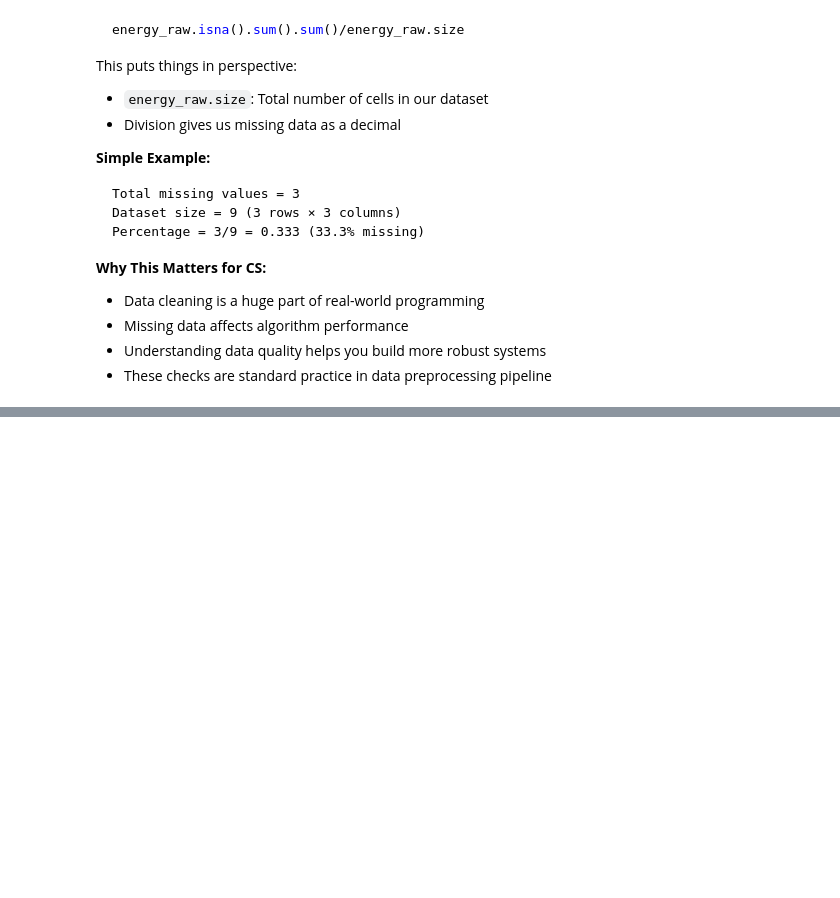
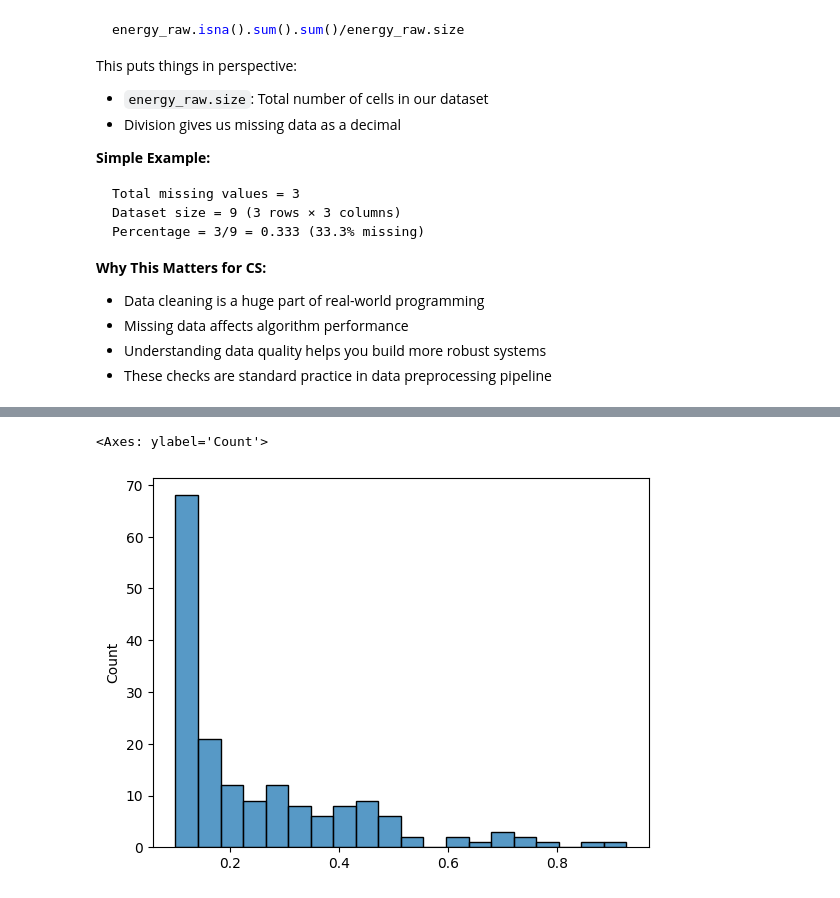
Before and after one commit to 444ai/Electricity_Consumption, a Jupyter notebook: 0_yt_EDA.ipynb, the cells around one changed output, grey strips where cells are left out. Saved outputs shown, nothing was run; the diff lists cells and outputs as text; code cells hidden in the pictures; blank space fills up the shorter version.

```diff
--- a/0_yt_EDA.ipynb
+++ b/0_yt_EDA.ipynb
@@ -434,0 +491,3 @@ Percentage = 3/9 = 0.333 (33.3% missing)
+# %%
+percent_nan_by_device = energy_raw.isna().sum()/len(energy_raw)
+percent_nan_by_device
@@ -434,0 +555,5 @@ Percentage = 3/9 = 0.333 (33.3% missing)
+# %%
+sns.histplot(percent_nan_by_device, bins=20)
+# %% [output]
+<Axes: ylabel='Count'>
+[figure, added]
```
Also changed, not shown: parts of 8 cells of this notebook.
